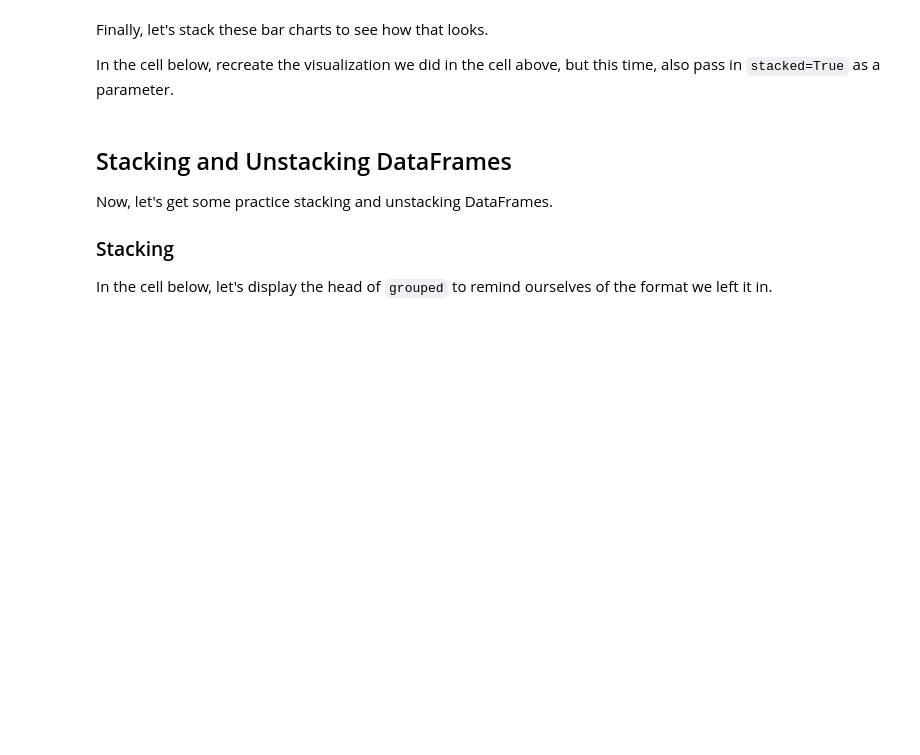
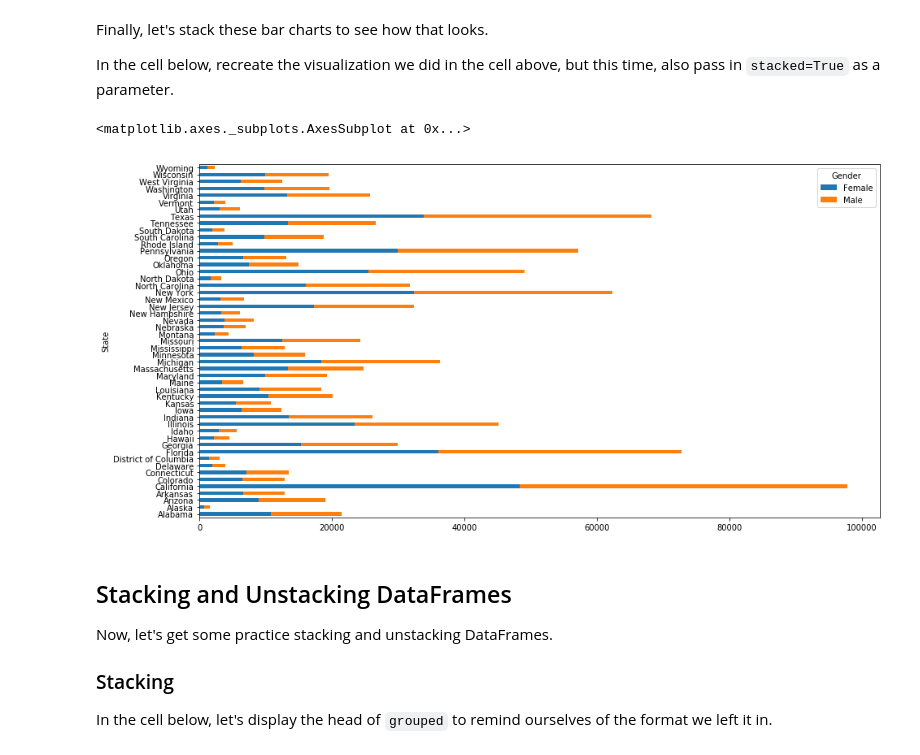
Before and after one commit to TaraRosen/Mod_3_Project, a Jupyter notebook: Module1Week2/dsc-pivot-tables-pandas-lab-nyc-ds-career-042219/index.ipynb, the cells around one changed output. Saved outputs shown, nothing was run; the diff lists cells and outputs as text; code cells hidden in the pictures; blank space fills up the shorter version.

```diff
--- a/Module1Week2/dsc-pivot-tables-pandas-lab-nyc-ds-career-042219/index.ipynb
+++ b/Module1Week2/dsc-pivot-tables-pandas-lab-nyc-ds-career-042219/index.ipynb
@@ -356,6 +557,10 @@ In the cell below, recreate the visualization we did in the cell above, but this
 # %%
 # Lastly, let's stack each of these bars for each state.
 #Notice we don't have to worry about index here, because we've already set it above.
+pivot.plot(kind='barh', figsize=(15,8), stacked=True)
+# %% [output]
+<matplotlib.axes._subplots.AxesSubplot at 0x...>
+[figure, added]
 # %% [markdown]
 ## Stacking and Unstacking DataFrames
 
```
Also changed, not shown: parts of 25 cells of this notebook, 1 other file.
